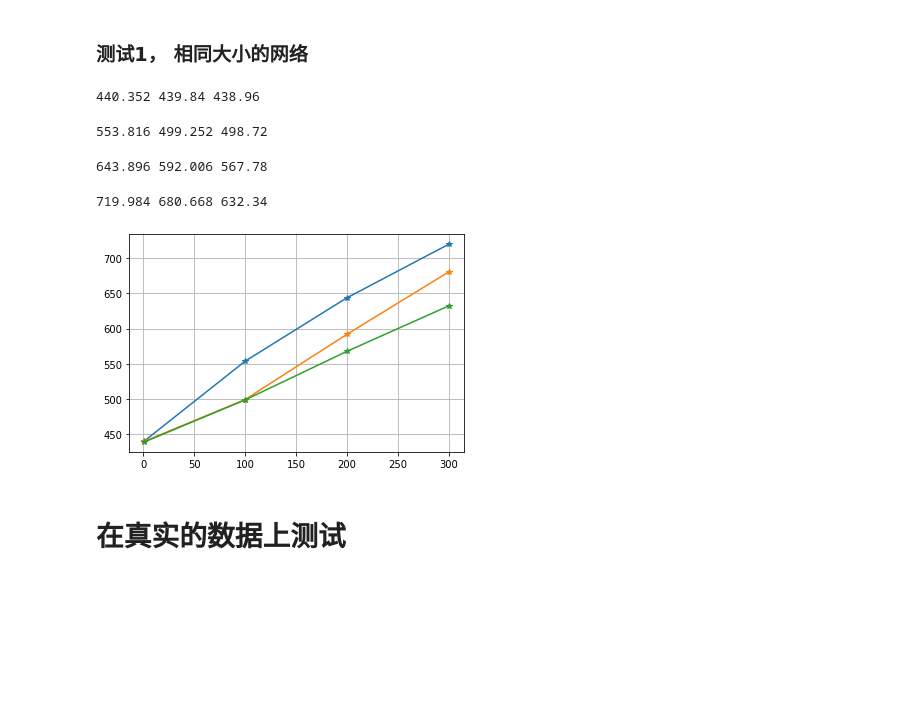
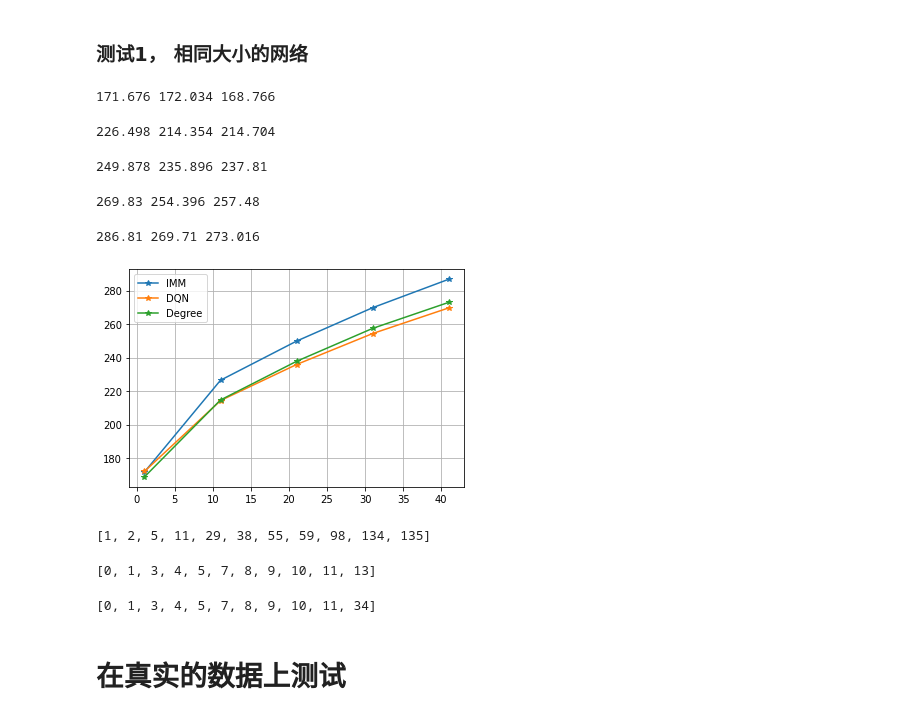
Before and after one commit to FeiGSSS/DMP_DQN, a Jupyter notebook: Verify_Learned_Q_net.ipynb, the cells around one changed output. Saved outputs shown, nothing was run; the diff lists cells and outputs as text; code cells hidden in the pictures; blank space fills up the shorter version.

```diff
--- a/Verify_Learned_Q_net.ipynb
+++ b/Verify_Learned_Q_net.ipynb
@@ -16,7 +16,7 @@ import os
 ## 1. 加载Agent
 # %%
 agent = Agent(test=True)
-agent.load_Q_net("Q_net.model")
+agent.load_Q_net("checkpoints/Q_net.model")
 # %% [markdown]
 ## 2.  数据生成
 
@@ -124,17 +116,27 @@ graph = Data(edge_index = torch.LongTensor(edge_index),
 # %%
+# ER graph
+Env = env(graph_size=1000, seed_size=10, edge_weight=0.1, random_edge_weight=False)
+
+edge_index, edge_weight, x, _ = Env.reset()
+graph = Data(edge_index = torch.LongTensor(edge_index),
+             edge_weight = torch.Tensor(edge_weight),
+             x = torch.Tensor(x))
+
 IMM_K = []
 Q_K = []
 Random_K = []
 
-K_range = [1, 100, 200, 300]
+K_range = range(1, 50,10)
 before_IMM(edge_index, edge_weight)
 degree = tg.utils.degree(graph.edge_index[0]).int().numpy()
 node_by_degree = degree.argsort().tolist()[::-1]
+Q_seed = Q_infer(agent, graph, K=50)
 
 for K in K_range:
+
     random_seed = node_by_degree[:K]
     imm_seed, imm_spread = IMM_infer(K=K)
-    q_seed = Q_infer(agent, graph, K=K)
+    q_seed = Q_seed[:K]
 
     imm_simu = simulation(edge_index, edge_weight, imm_seed, mc=500)
     random_simu = simulation(edge_index, edge_weight, random_seed, mc=500)
@@ -144,19 +146,33 @@ for K in K_range:
     IMM_K.append((imm_seed, imm_simu))
     Q_K.append((q_seed, q_simu))
     Random_K.append((random_seed, random_simu))
-
-
-plt.plot(K_range, [s[1] for s in IMM_K], "-*")
-plt.plot(K_range, [s[1] for s in Q_K], "-*")
-plt.plot(K_range, [s[1] for s in Random_K], "-*")
-plt.grid(True)
-plt.show()
 # %% [output]
-440.352 439.84 438.96
+171.676 172.034 168.766
-553.816 499.252 498.72
+226.498 214.354 214.704
-643.896 592.006 567.78
+249.878 235.896 237.81
-719.984 680.668 632.34
+269.83 254.396 257.48
-[figure, removed]
+286.81 269.71 273.016
+# %%
+plt.plot(K_range, [s[1] for s in IMM_K], "-*")
+plt.plot(K_range, [s[1] for s in Q_K], "-*")
+plt.plot(K_range, [s[1] for s in Random_K], "-*")
+plt.legend(["IMM", "DQN", "Degree"])
+plt.grid(True)
+plt.show()
+# %% [output]
+[figure, added]
+# %%
+sorted(IMM_K[1][0])
+# %% [output]
+[1, 2, 5, 11, 29, 38, 55, 59, 98, 134, 135]
+# %%
+sorted(Q_K[1][0])
+# %% [output]
+[0, 1, 3, 4, 5, 7, 8, 9, 10, 11, 13]
+# %%
+sorted(Random_K[1][0])
+# %% [output]
+[0, 1, 3, 4, 5, 7, 8, 9, 10, 11, 34]
 # %% [markdown]
 # 在真实的数据上测试
 # %%
```
Also changed, not shown: parts of 1 cell of this notebook, 3 other files.
